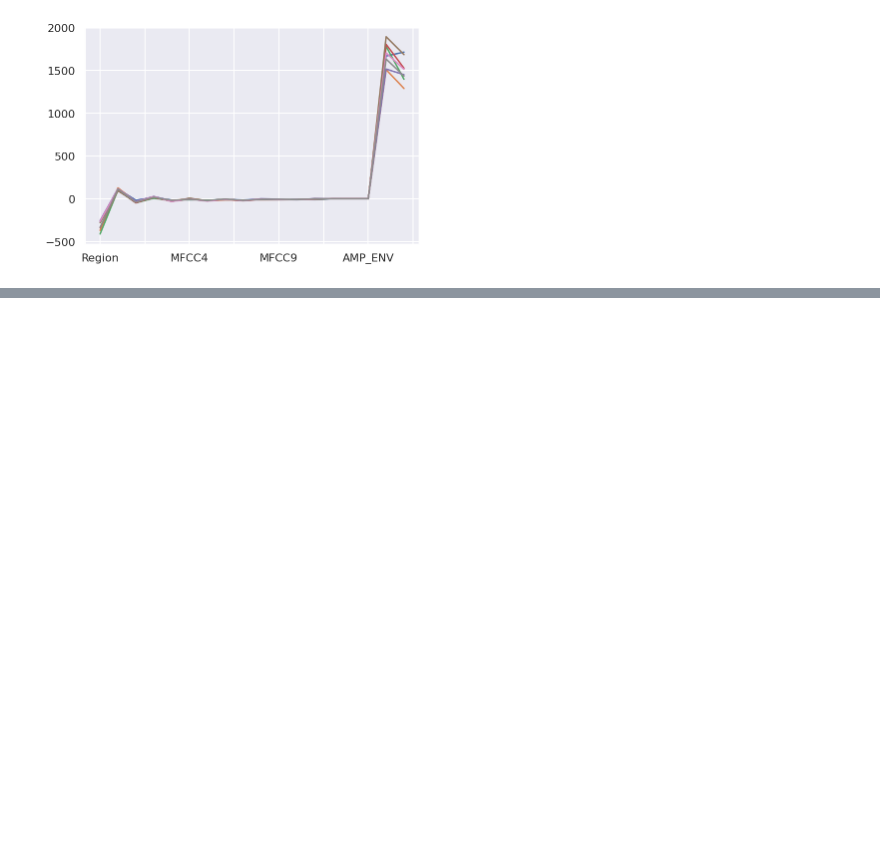
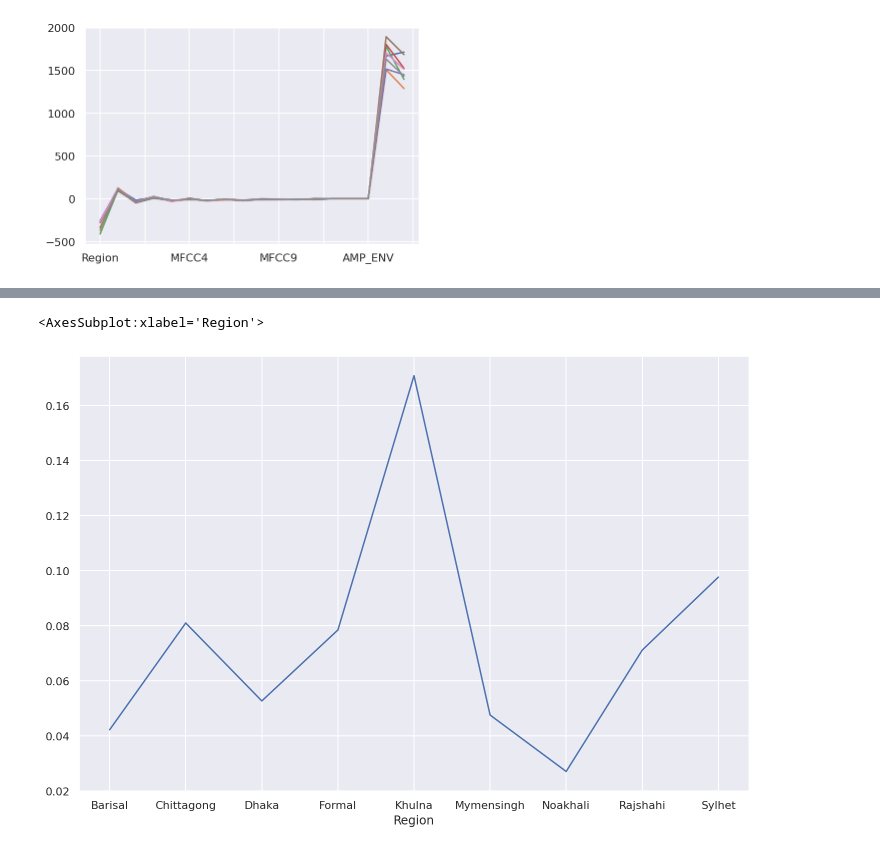
Before and after one commit to Salekeen/Regional-Accent-Classification, a Jupyter notebook: AYO/EDA.ipynb, the cells around one changed output, grey strips where cells are left out. Saved outputs shown, nothing was run; the diff lists cells and outputs as text; code cells hidden in the pictures; blank space fills up the shorter version.

```diff
--- a/AYO/EDA.ipynb
+++ b/AYO/EDA.ipynb
@@ -131,0 +126,6 @@ Khula.plot()
+# %%
+df.groupby(by="Region")['RMSE']\
+    .mean().plot(figsize=(12,8))
+# %% [output]
+<AxesSubplot:xlabel='Region'>
+[figure, added]
```
Also changed, not shown: parts of 13 cells of this notebook.
